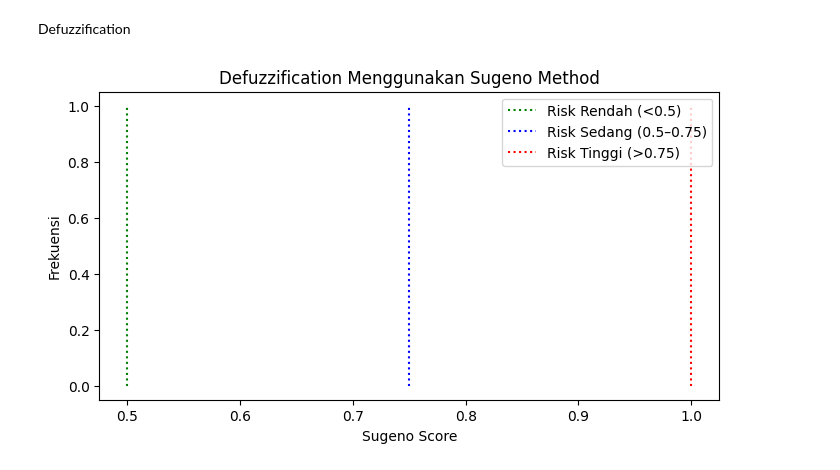
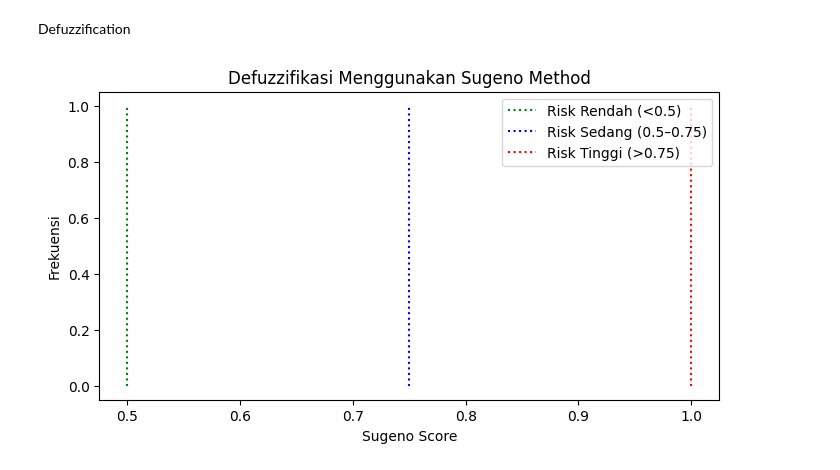
Before and after one commit to fazarirazkaa/Fuzzification, a Jupyter notebook: TubesFuzzy/Tubes/fuzzification.ipynb, the cells around one changed output. Saved outputs shown, nothing was run; the diff lists cells and outputs as text; code cells hidden in the pictures.

```diff
--- a/TubesFuzzy/Tubes/fuzzification.ipynb
+++ b/TubesFuzzy/Tubes/fuzzification.ipynb
@@ -211,14 +223,14 @@ Defuzzification
 # %%
 
 
 plt.figure(figsize=(8, 4))
-plt.title("Defuzzification Menggunakan Sugeno Method")
+plt.title("Defuzzifikasi Menggunakan Sugeno Method")
 plt.vlines(0.5, 0, 1, linestyles="dotted", colors="green", label="Risk Rendah (<0.5)")
 plt.vlines(0.75, 0, 1, linestyles="dotted", colors="blue", label="Risk Sedang (0.5–0.75)")
 plt.vlines(1.0, 0, 1, linestyles="dotted", colors="red", label="Risk Tinggi (>0.75)")
 plt.xlabel("Sugeno Score")
 plt.ylabel("Frekuensi")
 plt.legend()
 plt.show()
 # %% [output]
-[figure, old version]
+[figure, new version]
```
Also changed, not shown: parts of 4 cells of this notebook.
